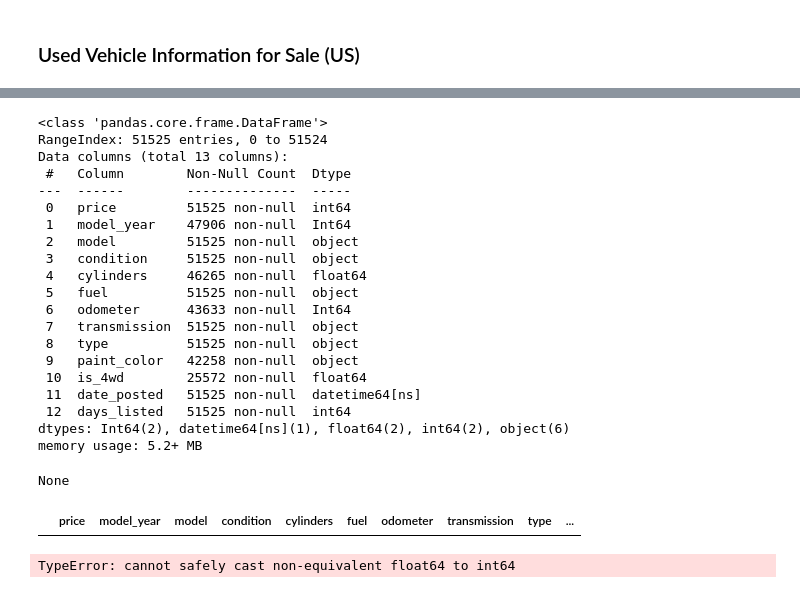
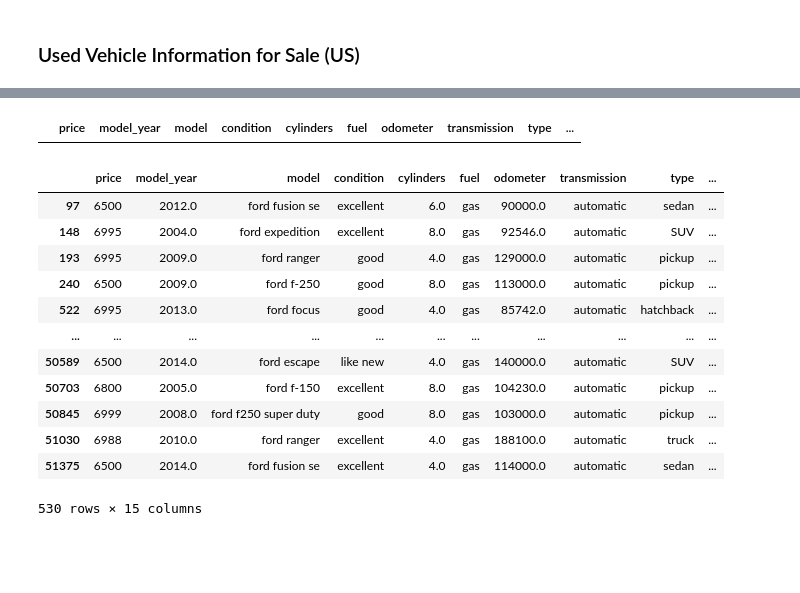
Before and after one commit to ShalCadbury/PythonProject, a Jupyter notebook: notebooks/EDA.ipynb, the cells around one changed output, grey strips where cells are left out. Drawn from its saved outputs; the diff is of its cells as text; code cells hidden in the pictures; blank space fills up the shorter version.

```diff
--- a/notebooks/EDA.ipynb
+++ b/notebooks/EDA.ipynb
@@ -7,26 +50,11 @@ import streamlit as st
+# %%
+# Check for duplicates
+display(df[df.duplicated()])
+#  (No duplicates foound)
+# %% [output]
+|  | price | model_year | model | condition | cylinders | fuel | odometer | transmission | type | ... |
 # %%
-###  USED Vehicle Data analysis and exploration
-
-
-## Read Sample data for Used Vehicles information for sales
-df = pd.read_csv("..//vehicles_us.csv",parse_dates=['date_posted'], date_format='%Y-%m-%d')
-#df['model_year']=df['model_year'].astype('Int64')
-#df['odometer']=df['odometer'].astype('Int64')
-#df['odometer']=df['odometer'].fillna(0)
-
-
-## Print the info and column information
-#display(df.columns)
-display(df.info())
-#display(df.head())
-
-
-
-## Check for duplicates
-display(df[df.duplicated()])  #  Results  in None (No duplicates foound)
-
-
-## Handling Missing Data
+## Handling Missing Data and Data transformation
 
 # Fill NAN values for is_4wd with 0
 df['is_4wd']=df['is_4wd'].fillna(0)
@@ -44,30 +72,9 @@ df['odometer'] = df['odometer'].fillna(df.groupby(['condition'])['odometer'].tra
 # Fill NAN values for cylinders with  median of cylinders when grouped  type
 df['cylinders'] = df['cylinders'].fillna(df.groupby(['type'])['cylinders'].transform('median'))
 
+# Splitting Model column into Make and Model_Series  columns
+df[['make', 'model_series']] = df['model'].str.split(' ', n=1, expand=True).fillna('')
 
-## This display of datframe info shows that there are no NAN values in any column
-display(df.info())
+#display(df.describe())
+#display(df.sample(10))
+#display(df.head())
-# %% [output]
-<class 'pandas.core.frame.DataFrame'>
-RangeIndex: 51525 entries, 0 to 51524
-Data columns (total 13 columns):
- #   Column        Non-Null Count  Dtype
----  ------        --------------  -----
- 0   price         51525 non-null  int64
- 1   model_year    47906 non-null  Int64
- 2   model         51525 non-null  object
- 3   condition     51525 non-null  object
- 4   cylinders     46265 non-null  float64
- 5   fuel          51525 non-null  object
- 6   odometer      43633 non-null  Int64
- 7   transmission  51525 non-null  object
- 8   type          51525 non-null  object
- 9   paint_color   42258 non-null  object
- 10  is_4wd        25572 non-null  float64
- 11  date_posted   51525 non-null  datetime64[ns]
- 12  days_listed   51525 non-null  int64
-dtypes: Int64(2), datetime64[ns](1), float64(2), int64(2), object(6)
-memory usage: 5.2+ MB
-None
-|  | price | model_year | model | condition | cylinders | fuel | odometer | transmission | type | ... |
-TypeError: cannot safely cast non-equivalent float64 to int64
@@ -74 +97,17 @@ TypeError: cannot safely cast non-equivalent float64 to int64
+# %%
+df[(df['make'] == 'ford') & (df['price'] >= 6500)  & (df['price'] <= 6999)]
+# %% [output]
+|  | price | model_year | model | condition | cylinders | fuel | odometer | transmission | type | ... |
+| 97 | 6500 | 2012.0 | ford fusion se | excellent | 6.0 | gas | 90000.0 | automatic | sedan | ... |
+| 148 | 6995 | 2004.0 | ford expedition | excellent | 8.0 | gas | 92546.0 | automatic | SUV | ... |
+| 193 | 6995 | 2009.0 | ford ranger | good | 4.0 | gas | 129000.0 | automatic | pickup | ... |
+| 240 | 6500 | 2009.0 | ford f-250 | good | 8.0 | gas | 113000.0 | automatic | pickup | ... |
+| 522 | 6995 | 2013.0 | ford focus | good | 4.0 | gas | 85742.0 | automatic | hatchback | ... |
+| ... | ... | ... | ... | ... | ... | ... | ... | ... | ... | ... |
+| 50589 | 6500 | 2014.0 | ford escape | like new | 4.0 | gas | 140000.0 | automatic | SUV | ... |
+| 50703 | 6800 | 2005.0 | ford f-150 | excellent | 8.0 | gas | 104230.0 | automatic | pickup | ... |
+| 50845 | 6999 | 2008.0 | ford f250 super duty | good | 8.0 | gas | 103000.0 | automatic | pickup | ... |
+| 51030 | 6988 | 2010.0 | ford ranger | excellent | 4.0 | gas | 188100.0 | automatic | truck | ... |
+| 51375 | 6500 | 2014.0 | ford fusion se | excellent | 4.0 | gas | 114000.0 | automatic | sedan | ... |
+530 rows × 15 columns
 # %%
```
Also changed, not shown: parts of 5 cells of this notebook, 1 other file.
